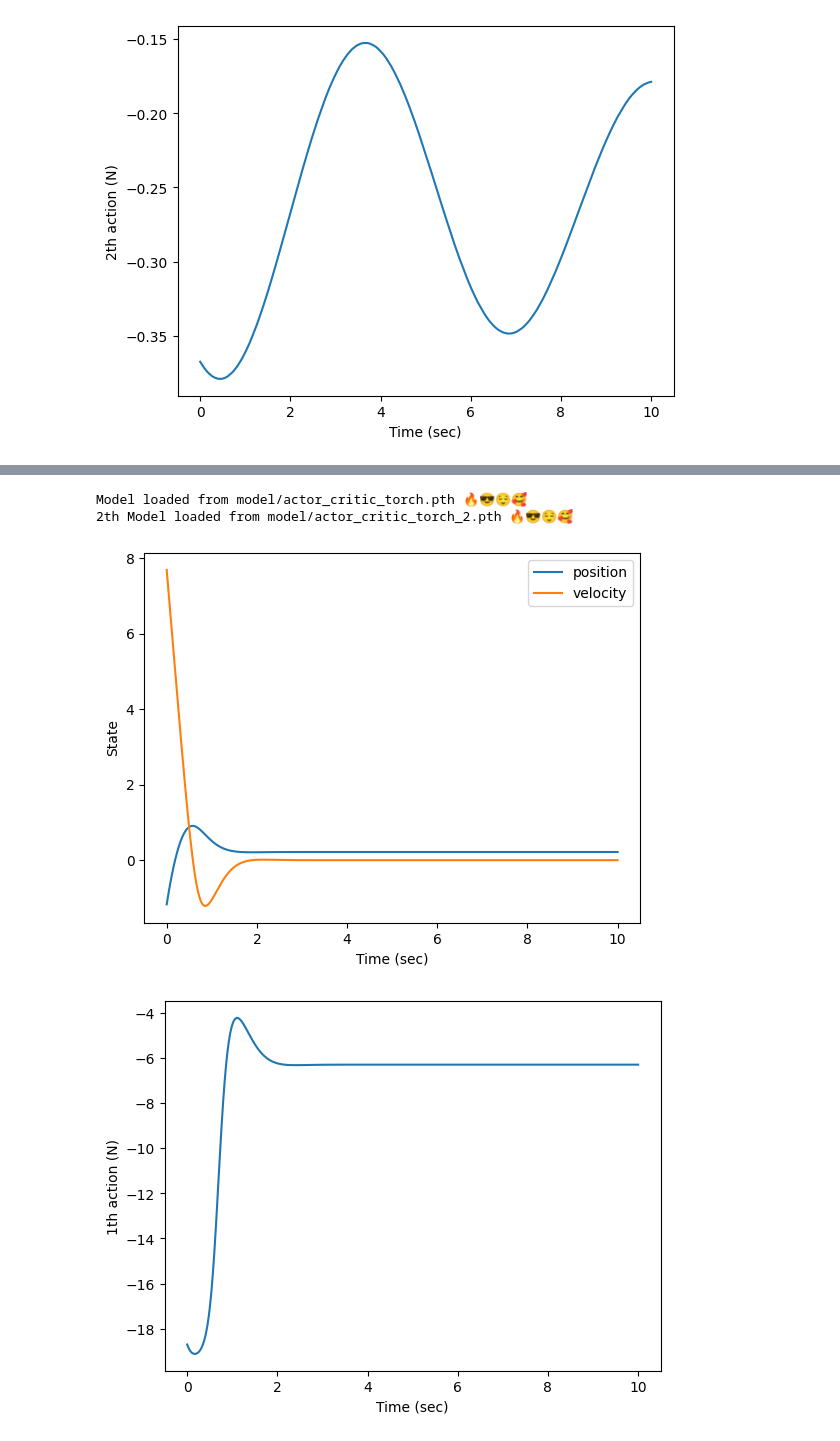
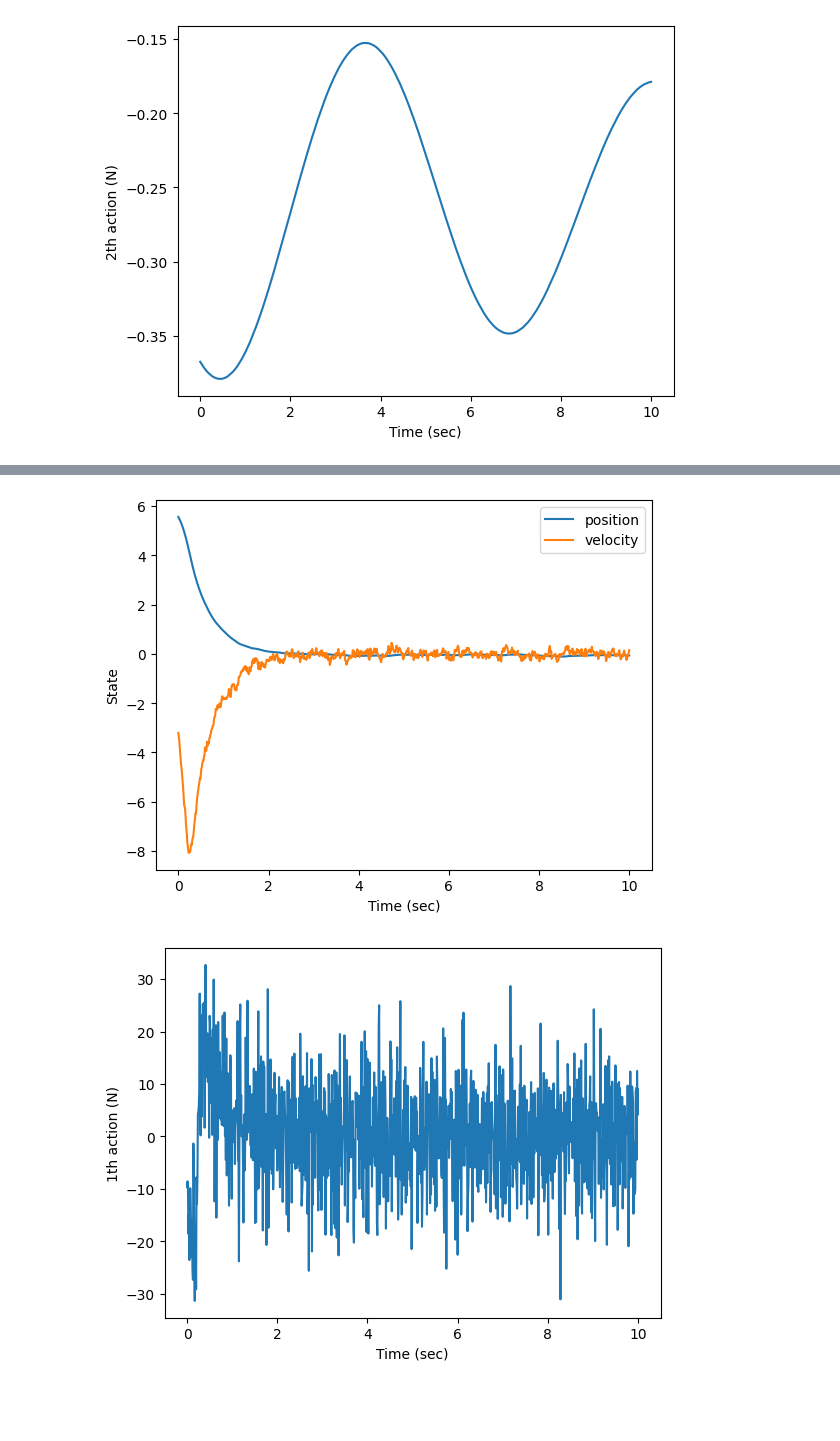
Before and after one commit to alibaniasad1999/master-thesis, a Jupyter notebook: Code/Python/MBK/PPO/DG/PPO_MBK_DG.ipynb, the cells around one changed output, grey strips where cells are left out. Saved outputs shown, nothing was run; the diff lists cells and outputs as text; code cells hidden in the pictures; blank space fills up the shorter version.

```diff
--- a/Code/Python/MBK/PPO/DG/PPO_MBK_DG.ipynb
+++ b/Code/Python/MBK/PPO/DG/PPO_MBK_DG.ipynb
@@ -1742,6 +1742,17 @@ class PPO:
 
         # Main loop: collect experience in env and update/log each epoch
         for epoch in range(self.epochs):
+            # Set up optimizers for policy and value function
+            if epoch > 500:
+                self.pi_lr *= 0.991
+                self.vf_lr *= 0.991
+                print('pi learning rate is %f' % self.pi_lr)
+                print('vf learning rate is %f' % self.vf_lr)
+            self.pi_optimizer = Adam(self.ac.pi.parameters(), lr=self.pi_lr)
+            self.vf_optimizer = Adam(self.ac.v.parameters(), lr=self.vf_lr)
+            # add second player
+            self.pi_optimizer_2 = Adam(self.ac_2.pi.parameters(), lr=self.pi_lr)
+            self.vf_optimizer_2 = Adam(self.ac_2.v.parameters(), lr=self.vf_lr)
             # write random with a 50-percent chance
             if np.random.rand() > 0.5:
                 self.second_player = True
@@ -1922,7 +1933,7 @@ L = 2
 GAMMA = 0.99
 SEED = 0
 STEPS = 4000
-EPOCHS = 500
+EPOCHS = 1000
 EXP_NAME = 'PPO_DG'
 
 # Use the constants directly
@@ -1961,4 +1972,4 @@ ppo.test()
 [figure]
 [figure]
 # %%
-# ppo.train()
+ppo.train()
@@ -1965,11 +1994,8 @@ ppo.test()
 # %%
-ppo.load()
-ppo.load_2()
+# ppo.load()
+# ppo.load_2()
-# %% [output]
-Model loaded from model/actor_critic_torch.pth 🔥😎😌🥰
-2th Model loaded from model/actor_critic_torch_2.pth 🔥😎😌🥰
 # %%
-ppo.test()
+ppo.test(deterministic=False)
 # %% [output]
-[figure, old version]
+[figure, new version]
-[figure, old version]
+[figure, new version]
```
Also changed, not shown: parts of 7 cells of this notebook, 9 other files.
